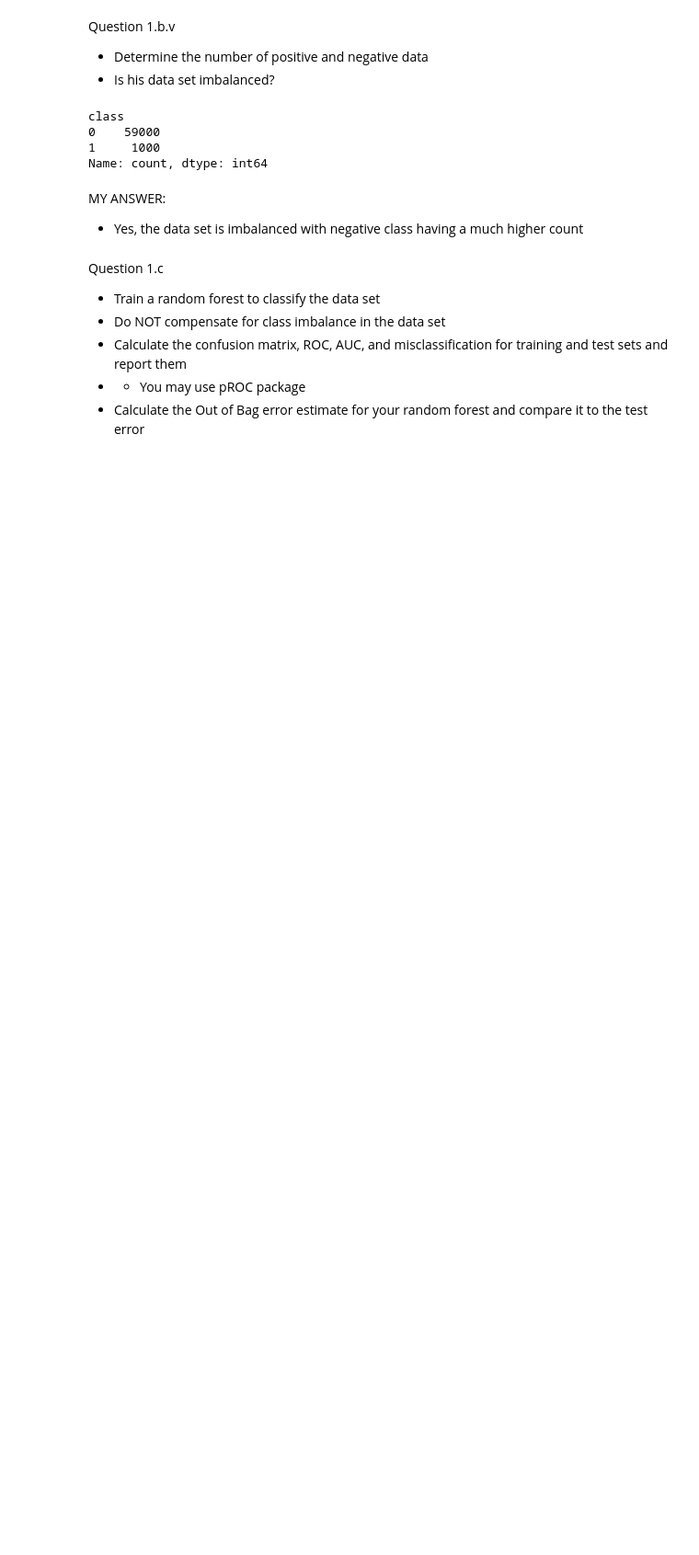
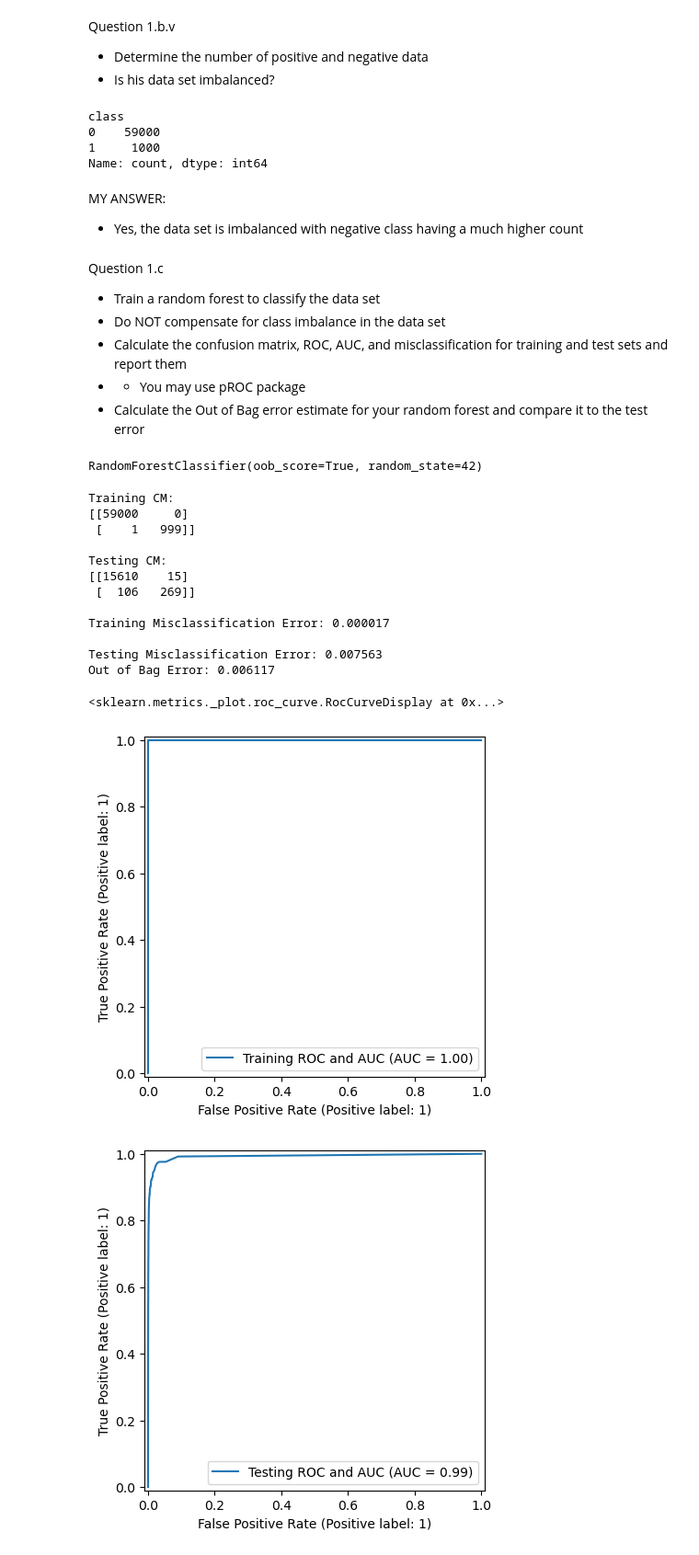
Before and after one commit to brynndafoe02/dsci552_summer2026, a Jupyter notebook: Dafoe_Brynn_HW6/notebook/Dafoe_Brynn_HW6.ipynb, the cells around one changed output. Shown at 92% size. Drawn from its saved outputs; the diff is of its cells as text; code cells hidden in the pictures; blank space fills up the shorter version.

```diff
--- a/Dafoe_Brynn_HW6/notebook/Dafoe_Brynn_HW6.ipynb
+++ b/Dafoe_Brynn_HW6/notebook/Dafoe_Brynn_HW6.ipynb
@@ -234,3 +235,8 @@ Question 1.c
 - Calculate the confusion matrix, ROC, AUC, and misclassification for training and test sets and report them
 - - You may use pROC package
 - Calculate the Out of Bag error estimate for your random forest and compare it to the test error
+# %%
+randomforest = RandomForestClassifier(n_estimators=100, random_state=42, oob_score=True)
+randomforest.fit(X_train_df, Y_train_df)
+# %% [output]
+RandomForestClassifier(oob_score=True, random_state=42)
@@ -236,0 +257,25 @@ Question 1.c
+# %%
+# All print outs for CM, ROC, AUC, Misclassification, and OOB Error
+print(f"Training CM: \n{training_cmat}\n")
+print(f"Testing CM: \n{testing_cmat}\n")
+print(f"Training Misclassification Error: {training_error_rf:.6f}\n")
+print(f"Testing Misclassification Error: {testing_error_rf:.6f}")
+print(f"Out of Bag Error: {oob_error:.6f}\n")
+RocCurveDisplay.from_estimator(randomforest, X_train_df, Y_train_df, name="Training ROC and AUC")
+RocCurveDisplay.from_estimator(randomforest, X_test_df, Y_test_df, name="Testing ROC and AUC")
+# %% [output]
+Training CM:
+[[59000     0]
+ [    1   999]]
+
+Testing CM:
+[[15610    15]
+ [  106   269]]
+
+Training Misclassification Error: 0.000017
+
+Testing Misclassification Error: 0.007563
+Out of Bag Error: 0.006117
+<sklearn.metrics._plot.roc_curve.RocCurveDisplay at 0x...>
+[figure, added]
+[figure, added]
```
Also changed, not shown: parts of 5 cells of this notebook.
